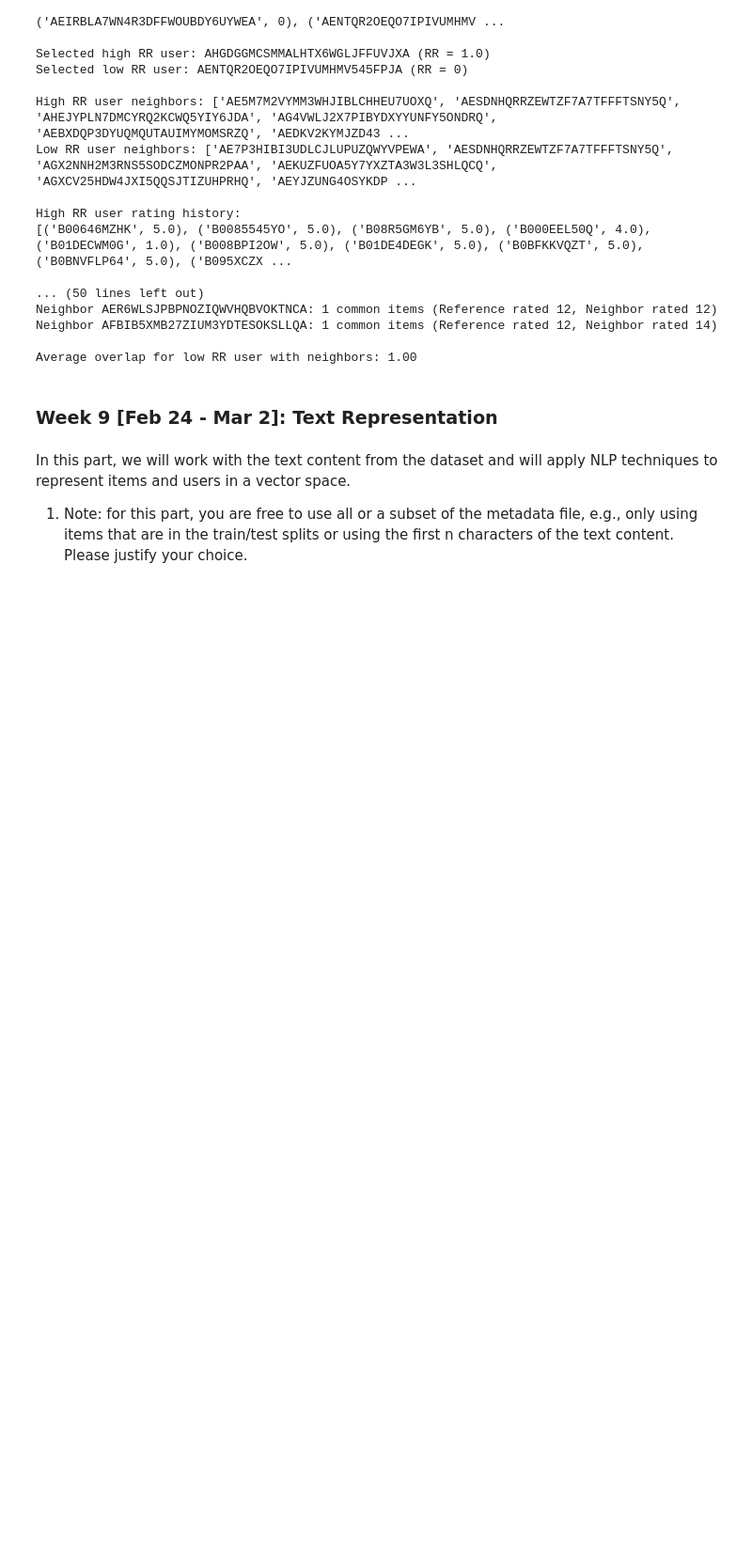
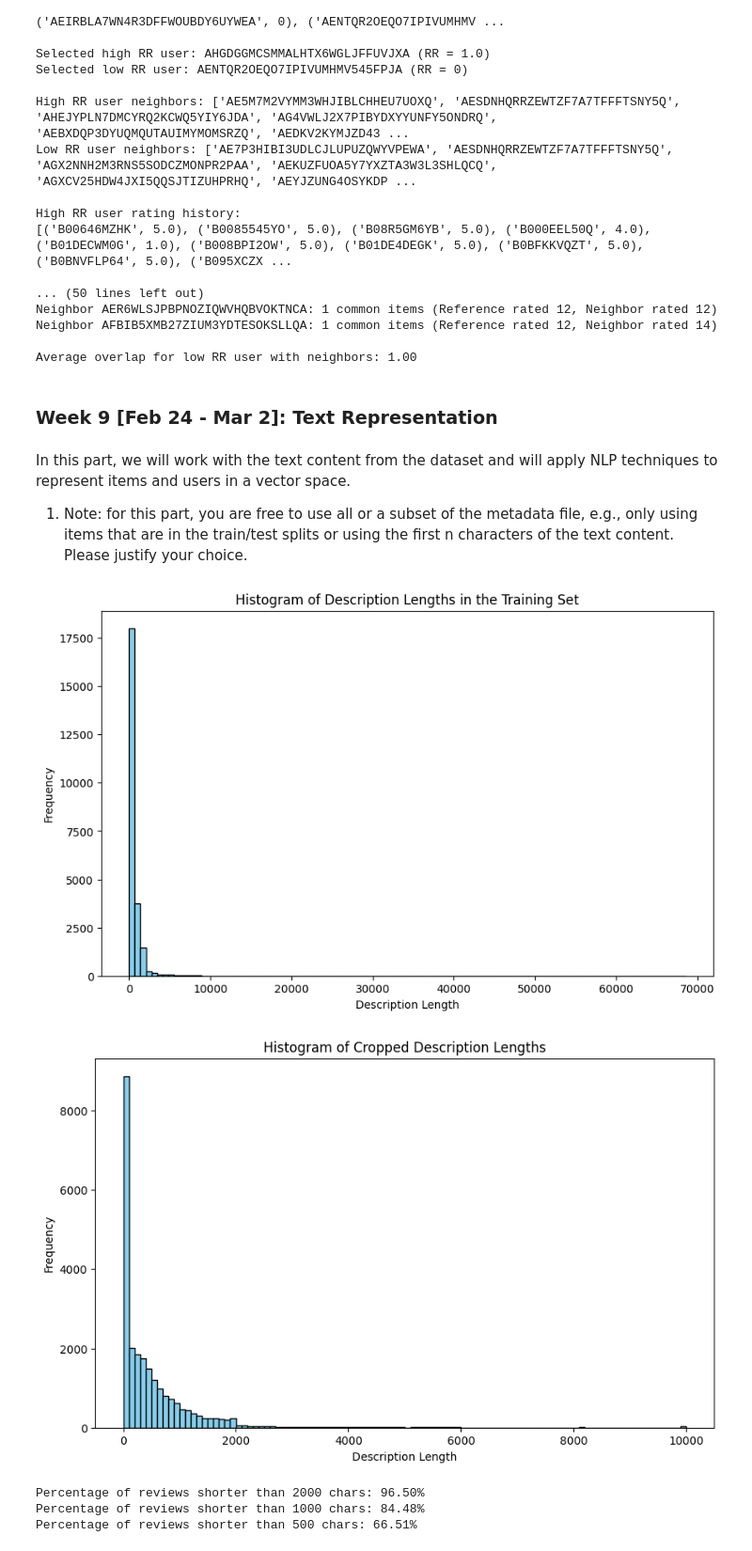
Before and after one commit to davide-marchi/Web-Raccomender-Systems, a Jupyter notebook: Project/Project Week 07-08.ipynb, the cells around one changed output. Shown at 94% size. Cells and saved outputs as stored; diff of their text form; code cells hidden in the pictures; blank space fills up the shorter version.

```diff
--- a/Project/Project Week 07-08.ipynb
+++ b/Project/Project Week 07-08.ipynb
@@ -551,3 +551,64 @@ Average overlap for low RR user with neighbors: 1.00
 In this part, we will work with the text content from the dataset and will apply NLP techniques to represent items and users in a vector space.
 
 1. Note: for this part, you are free to use all or a subset of the metadata file, e.g., only using items that are in the train/test splits or using the first n characters of the text content. Please justify your choice.
+# %%
+import matplotlib.pyplot as plt
+
+# Load the metadata containing item descriptions (if not already loaded)
+df_meta = pd.read_csv('Data/metadata.tsv', sep='\t')
+
+# Compute the length of each description (convert to string to avoid NaN issues)
+df_meta['desc_len'] = df_meta['description'].astype(str).apply(len)
+
+# Plot a histogram of the description lengths
+plt.figure(figsize=(10, 6))
+plt.hist(df_meta['desc_len'], bins=100, color='skyblue', edgecolor='black')
+plt.xlabel('Description Length')
+plt.ylabel('Frequency')
+plt.title('Histogram of Description Lengths in the Training Set')
+plt.show()
+
+# Crop descriptions longer than 10000 characters
+df_meta['description'] = df_meta['description'].astype(str).apply(lambda x: x[:10000] if len(x) > 10000 else x)
+# Recompute description lengths after cropping
+df_meta['desc_len'] = df_meta['description'].apply(len)
+
+# Plot histogram of the new description lengths
+plt.figure(figsize=(10, 6))
+plt.hist(df_meta['desc_len'], bins=100, color='skyblue', edgecolor='black')
+plt.xlabel('Description Length')
+plt.ylabel('Frequency')
+plt.title('Histogram of Cropped Description Lengths')
+plt.show()
+
+total_reviews = len(df_meta)
+reviews_lt_2000 = (df_meta['desc_len'] < 2000).sum()
+reviews_lt_1000 = (df_meta['desc_len'] < 1000).sum()
+reviews_lt_500 = (df_meta['desc_len'] < 500).sum()
+
+perc_lt_2000 = reviews_lt_2000 / total_reviews * 100
+perc_lt_1000 = reviews_lt_1000 / total_reviews * 100
+perc_lt_500 = reviews_lt_500 / total_reviews * 100
+
+print(f"Percentage of reviews shorter than 2000 chars: {perc_lt_2000:.2f}%")
+print(f"Percentage of reviews shorter than 1000 chars: {perc_lt_1000:.2f}%")
+print(f"Percentage of reviews shorter than 500 chars: {perc_lt_500:.2f}%")
+
+# Crop descriptions to keep only the first 1000 characters
+df_meta['description'] = df_meta['description'].astype(str).apply(lambda x: x[:1000])
+# Recompute description lengths after cropping
+df_meta['desc_len'] = df_meta['description'].apply(len)
+
+# Plot histogram of the new description lengths after cropping
+plt.figure(figsize=(10, 6))
+plt.hist(df_meta['desc_len'], bins=100, color='skyblue', edgecolor='black')
+plt.xlabel('Description Length')
+plt.ylabel('Frequency')
+plt.title('Histogram of Description Lengths After Cropping to 1000 Chars')
+plt.show()
+# %% [output]
+[figure, added]
+[figure, added]
+Percentage of reviews shorter than 2000 chars: 96.50%
+Percentage of reviews shorter than 1000 chars: 84.48%
+Percentage of reviews shorter than 500 chars: 66.51%
```
Also changed, not shown: parts of 5 cells of this notebook.
